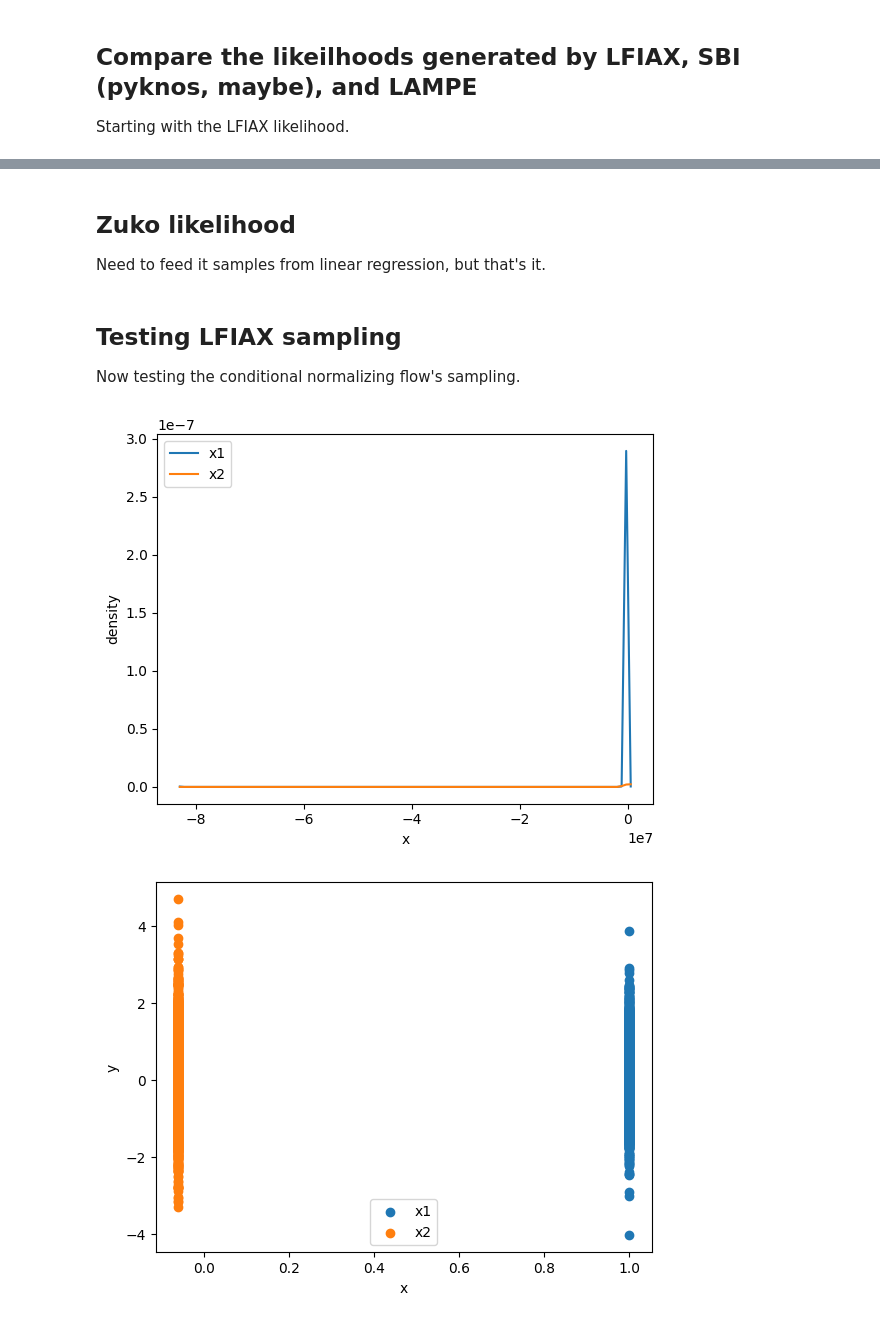
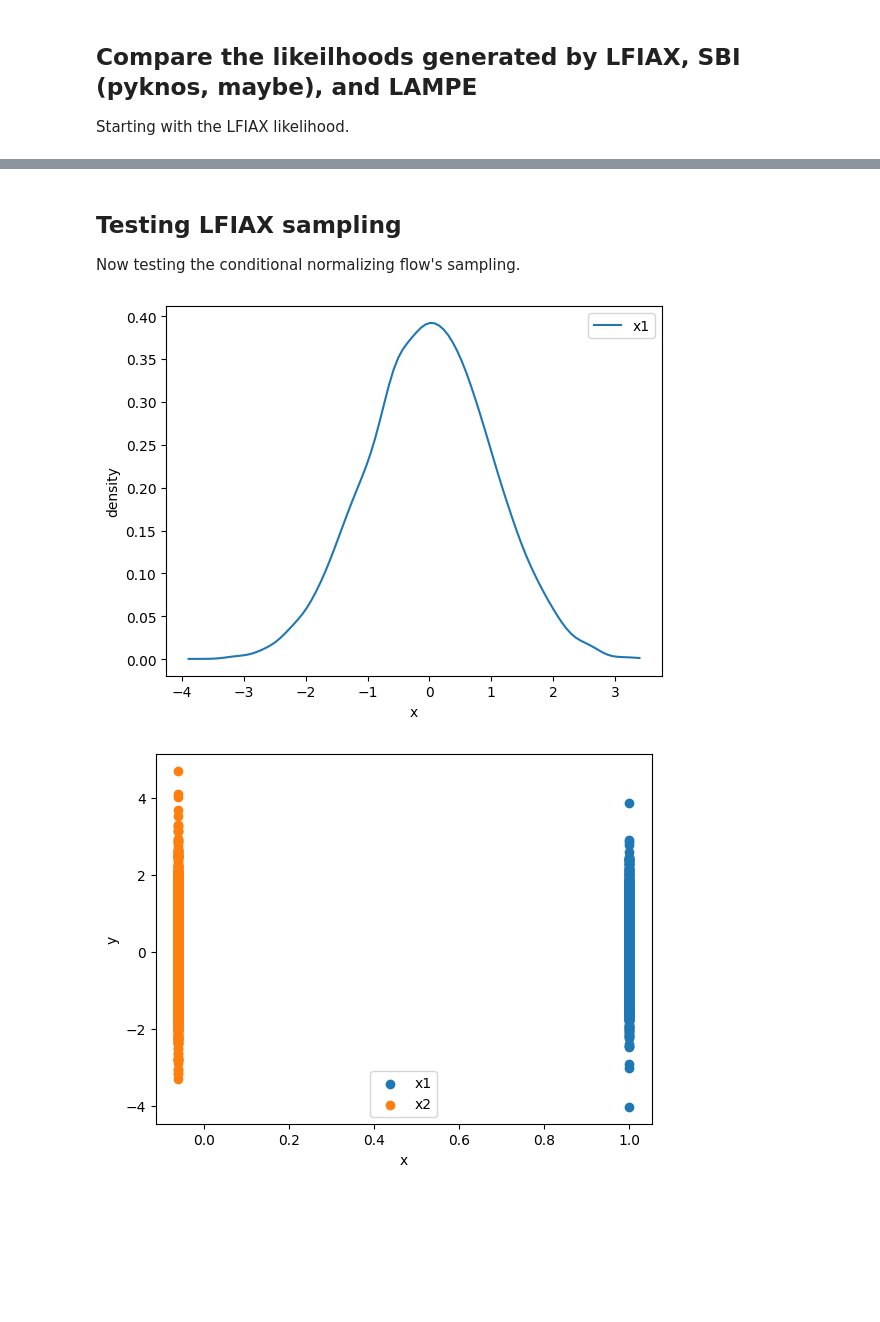
Before and after one commit to vz415/lfiax, a Jupyter notebook: examples/lin_reg_likelihood_check.ipynb, the cells around one changed output, grey strips where cells are left out. Cells and saved outputs as stored; diff of their text form; code cells hidden in the pictures; blank space fills up the shorter version.

Commit message:
debugged linear laplace and 1d snl - save before changing main lin_reg file

```diff
--- a/examples/lin_reg_likelihood_check.ipynb
+++ b/examples/lin_reg_likelihood_check.ipynb
@@ -70,10 +70,9 @@ def sim_linear_jax_laplace(d: Array, priors: Array, key: PRNGKey):
 
     # perform forward pass
     y = jnp.broadcast_to(priors[:, 0], (len(d), len(priors)))
-    y = y + jnp.squeeze(n_n)
-    ygrads = priors[:, 1]
+    y = distrax.MultivariateNormalDiag(y, jnp.squeeze(n_n)).sample(seed=keys[1], sample_shape=())
 
-    return y, ygrads
+    return y
 
 
 def sim_data_laplace(d: Array, priors: Array, key: PRNGKey):
@@ -82,21 +81,20 @@ def sim_data_laplace(d: Array, priors: Array, key: PRNGKey):
     Data will be in shape [y, thetas]. The `y` variable can vary in size.
     """
     keys = jrandom.split(key, 2)
-    # TODO: Change this so it's a univariate sampling. Need `p` parameters samples, p=1 for test
     theta_shape = (1,)
 
     loc = jnp.zeros(theta_shape)
     scale = jnp.ones(theta_shape)
 
-    # base_distribution = distrax.Independent(  # Should this be independent?
+    # Leaving in case this fixes future dimensionality issues
+    # base_distribution = distrax.Independent(
     #     distrax.Laplace(loc, scale)
     # )
     base_distribution = distrax.Laplace(loc, scale)
 
     priors = base_distribution.sample(seed=keys[0], sample_shape=[num_samples])
 
-    # ygrads allows to be compared to other implementations (Kleinegesse et)
-    y, ygrads = sim_linear_jax_laplace(d, priors, keys[1])
+    y = sim_linear_jax_laplace(d, priors, keys[1])
 
     return jnp.column_stack(
         (y.T, jnp.squeeze(priors), jnp.broadcast_to(d, (num_samples, len(d))))
@@ -242,9 +240,10 @@ key = jrandom.PRNGKey(seed)
 # d = jnp.array([-10.0, 0.0, 5.0, 10.0])
 # d = jnp.array([1., 2.])
 # d = jnp.array([1.])
-d_obs = jnp.array([1.])
-# d_obs = jnp.array([])
-d_prop = jrandom.uniform(key, shape=(1,), minval=-10.0, maxval=10.0)
+# d_obs = jnp.array([0.])
+d_obs = jnp.array([])
+# d_prop = jrandom.uniform(key, shape=(1,), minval=-10.0, maxval=10.0)
+d_prop = jnp.array([0.])
 # d_prop = jnp.array([])
 d_sim = jnp.concatenate((d_obs, d_prop), axis=0)
 len_x = len(d_sim)
@@ -269,9 +268,9 @@ num_bins = 4
 learning_rate = 1e-4
 warmup_steps = 100
 early_stopping_memory = 10
-early_stopping_threshold = 1e-9
+early_stopping_threshold = 5e-2
 
-training_steps = 100
+training_steps = 500
 eval_frequency = 10
 
 optimizer = optax.adam(learning_rate)
@@ -315,6 +314,6 @@ for step in range(training_steps):
         print(f"STEP: {step:5d}; Validation loss: {val_loss:.3f}")
 
         loss_deque.append(val_loss)
-        if step > warmup_steps and sum(jnp.array(loss_deque) - sum(loss_deque)/len(loss_deque))/len(loss_deque) < early_stopping_threshold:
-            print(sum(jnp.array(loss_deque) - sum(loss_deque)/len(loss_deque))/len(loss_deque))
+        avg_abs_diff = jnp.mean(abs(jnp.array(loss_deque) - sum(loss_deque)/len(loss_deque)))
+        if step > warmup_steps and avg_abs_diff < early_stopping_threshold:
             break
@@ -416,4 +358,0 @@ plt.show()
-# %% [markdown]
-## Zuko likelihood
-
-Need to feed it samples from linear regression, but that's it.
@@ -469,10 +360,11 @@ x = flow(y).sample((64,))
 ## Testing LFIAX sampling
 Now testing the conditional normalizing flow's sampling.
 # %%
-X.shape
-theta_test = X[:, 2:4]
-d_test = jnp.expand_dims(X[:, 4], -1)
-xi_test = jnp.expand_dims(X[:, 5], -1)
+theta_test = jnp.expand_dims(X[:, 1], -1)
+# d_test = jnp.expand_dims(X[:, 4], -1)
+# xi_test = jnp.expand_dims(X[:, 2], -1)
+# xi_test = jnp.ones((10000, 1)) * 3
+xi_test = jnp.expand_dims(X[:, 1], -1)
 # %%
 @hk.without_apply_rng
 @hk.transform
@@ -503,25 +393,26 @@ import matplotlib.pyplot as plt
 # %%
 samples = model_sample.apply(params,
                     next(prng_seq),
                     num_samples=len(theta_test),
                     theta=theta_test,
-                    d=d_test,
+                    # d=d_test,
+                    d=d_obs,
                     xi=xi_test)
 
 density_1 = gaussian_kde(samples[:, 0])
-density_2 = gaussian_kde(samples[:, 1])
+# density_2 = gaussian_kde(samples[:, 1])
 
 # Plot the density
 fig, ax = plt.subplots()
 x = np.linspace(jnp.min(samples), jnp.max(samples), 100)
 ax.plot(x, density_1(x), label='x1')
-ax.plot(x, density_2(x), label='x2')
+# ax.plot(x, density_2(x), label='x2')
 plt.xlabel('x')
 plt.ylabel('density')
 plt.legend()
 plt.show()
 # %% [output]
-[figure, old version]
+[figure, new version]
 # %%
 import matplotlib.pyplot as plt
 import jax.numpy as jnp
```
Also changed, not shown: parts of 20 cells of this notebook, 3 other files.
